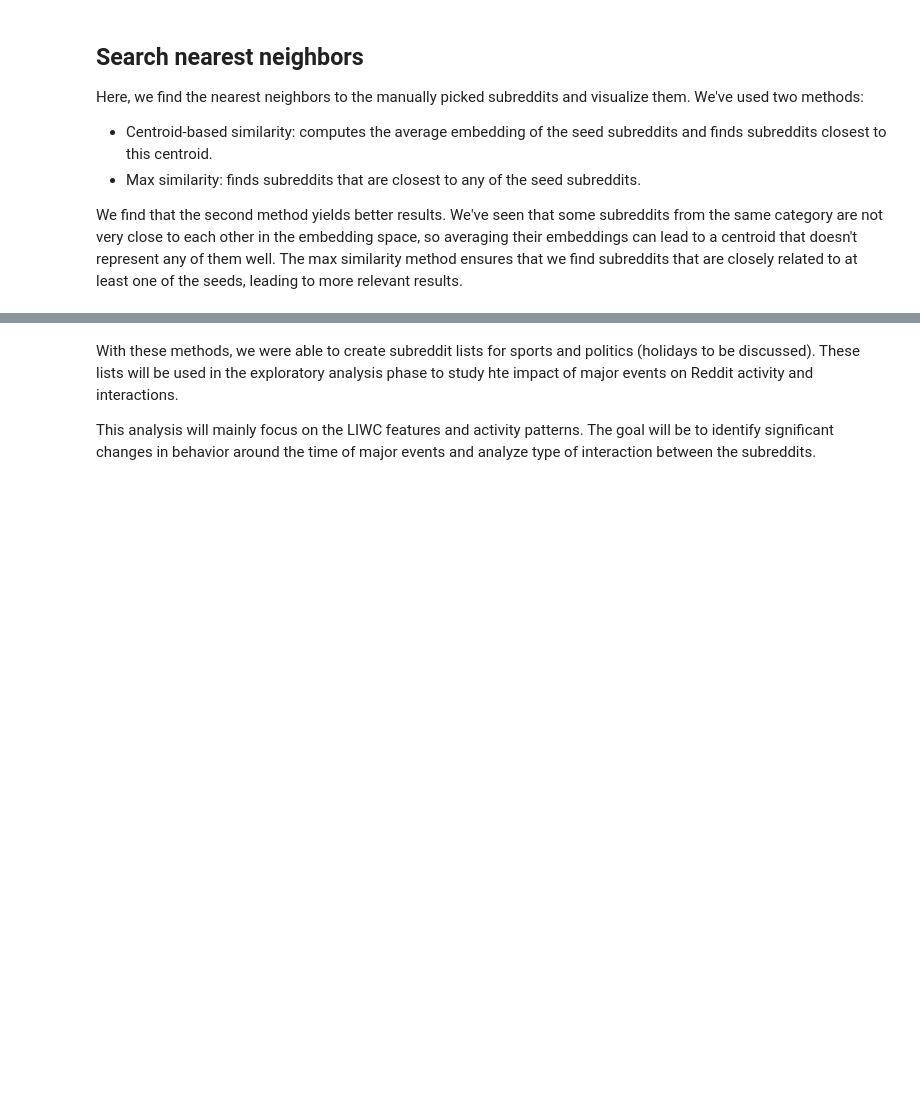
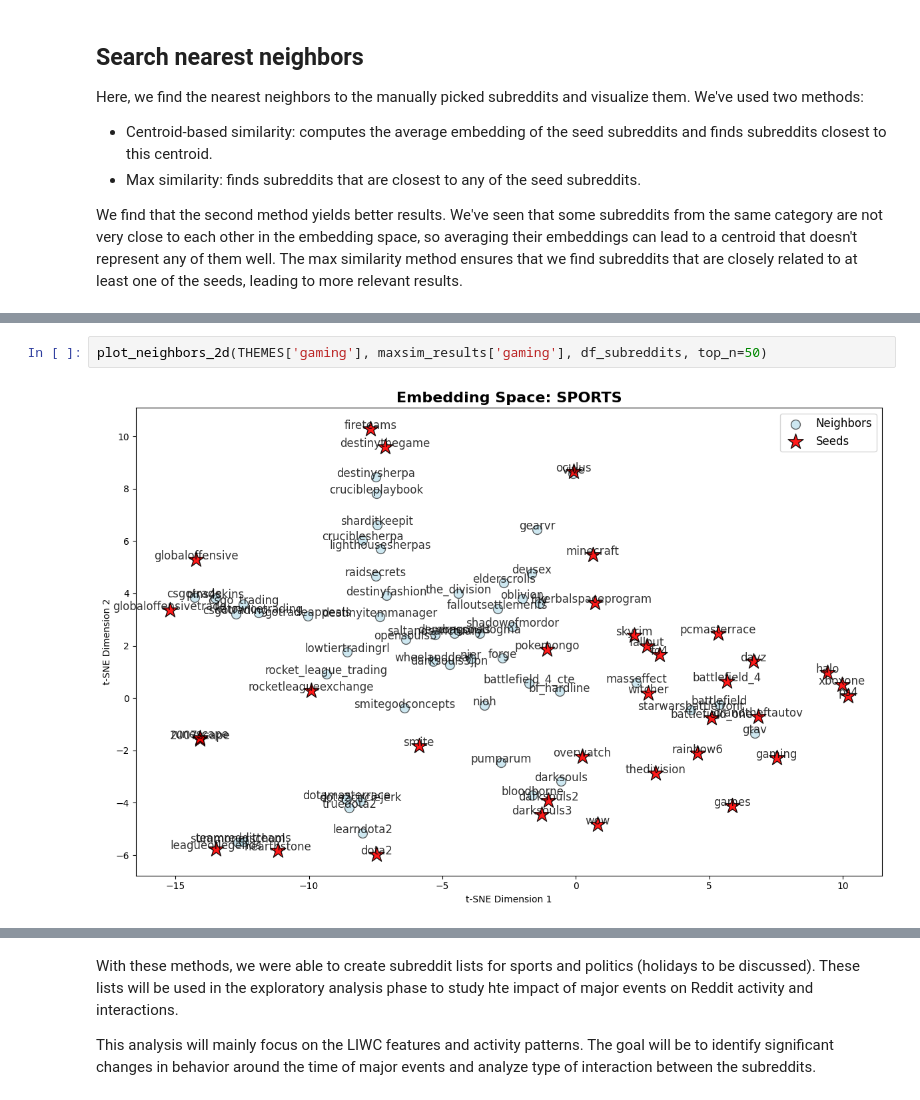
Before and after one commit to l0uisgrange/ada-2025-project, a Jupyter notebook: results.ipynb, the cells around one changed output, grey strips where cells are left out. Drawn from its saved outputs; the diff is of its cells as text; blank space fills up the shorter version.

```diff
--- a/results.ipynb
+++ b/results.ipynb
@@ -396,0 +418,4 @@ plot_neighbors_2d(THEMES['sports'], maxsim_results['sports'], df_subreddits)
+# %%
+plot_neighbors_2d(THEMES['gaming'], maxsim_results['gaming'], df_subreddits, top_n=50)
+# %% [output]
+[figure, added]
```
Also changed, not shown: parts of 10 cells of this notebook, 2 other files.
